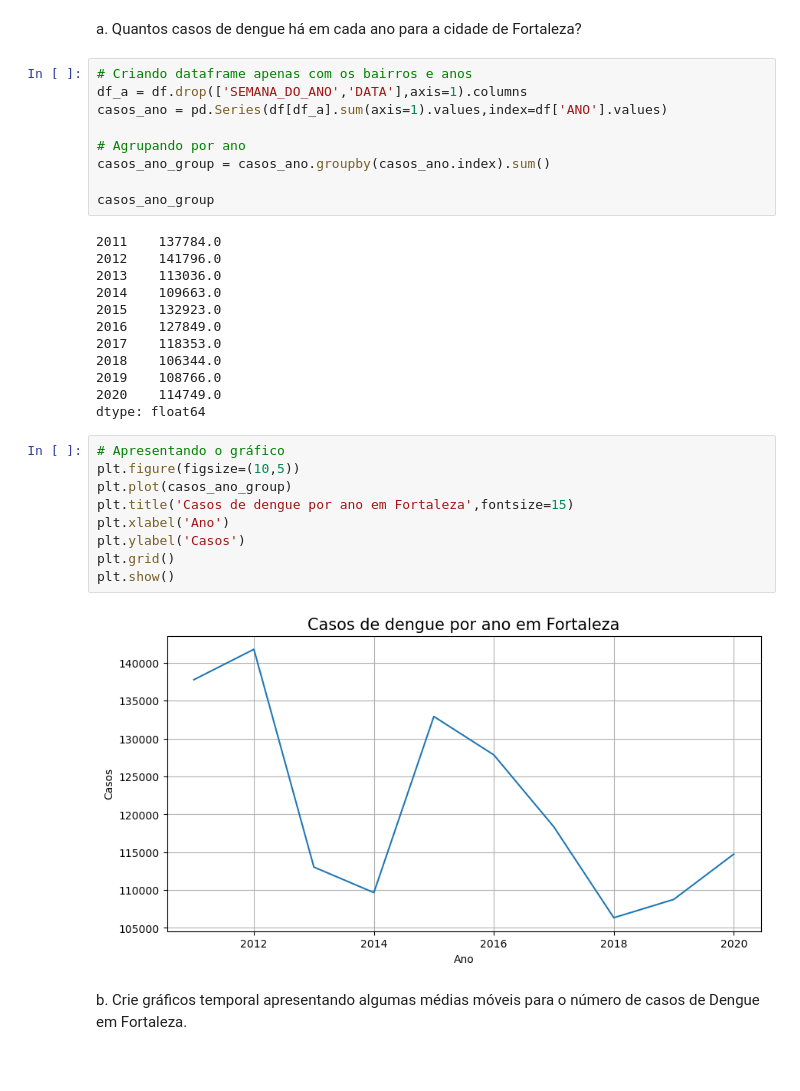
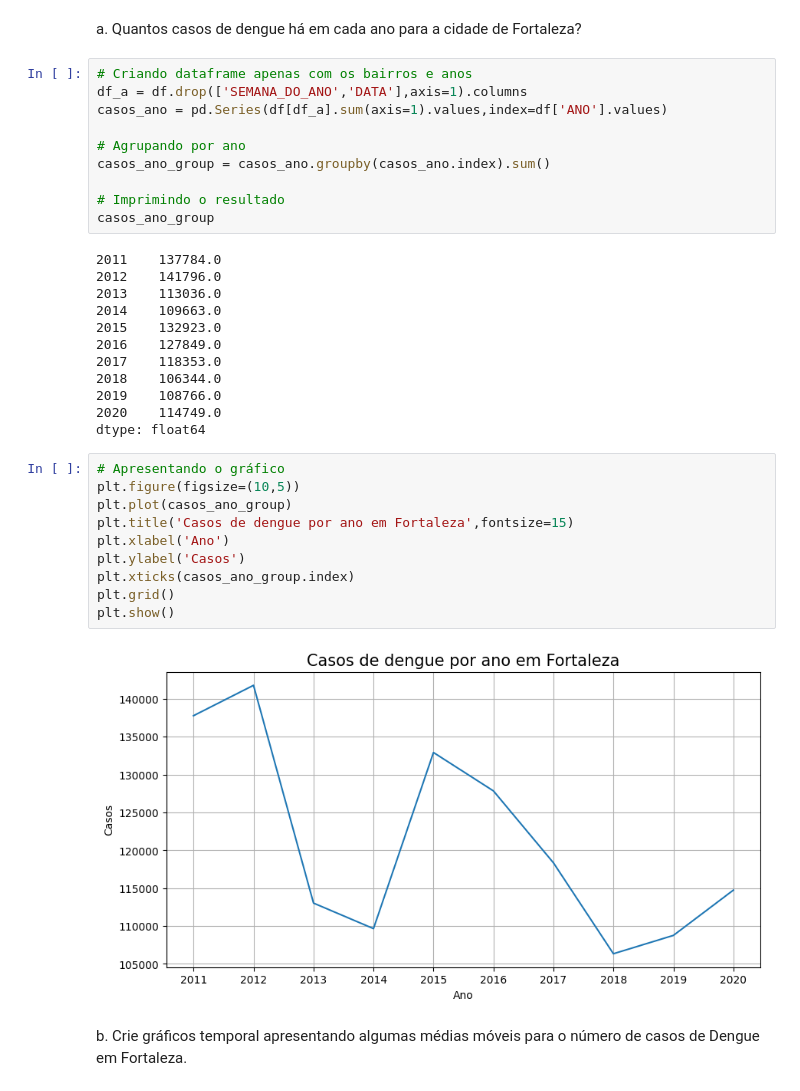
Before and after one commit to Caionascimento01/Series_Temporais, a Jupyter notebook: exercicio/EXERCICIO_2.ipynb, the cells around one changed output. Saved outputs shown, nothing was run; the diff lists cells and outputs as text.

```diff
--- a/exercicio/EXERCICIO_2.ipynb
+++ b/exercicio/EXERCICIO_2.ipynb
@@ -72,6 +72,7 @@ casos_ano = pd.Series(df[df_a].sum(axis=1).values,index=df['ANO'].values)
 # Agrupando por ano
 casos_ano_group = casos_ano.groupby(casos_ano.index).sum()
 
+# Imprimindo o resultado
 casos_ano_group
 # %% [output]
 2011    137784.0
@@ -88,14 +89,15 @@ dtype: float64
 # %%
 # Apresentando o gráfico
 plt.figure(figsize=(10,5))
 plt.plot(casos_ano_group)
 plt.title('Casos de dengue por ano em Fortaleza',fontsize=15)
 plt.xlabel('Ano')
 plt.ylabel('Casos')
+plt.xticks(casos_ano_group.index)
 plt.grid()
 plt.show()
 # %% [output]
-[figure, old version]
+[figure, new version]
 # %% [markdown]
 b. Crie gráficos temporal apresentando algumas médias móveis para o número de casos de Dengue em Fortaleza.
 # %%
```
Also changed, not shown: parts of 2 cells of this notebook, 1 other file.
